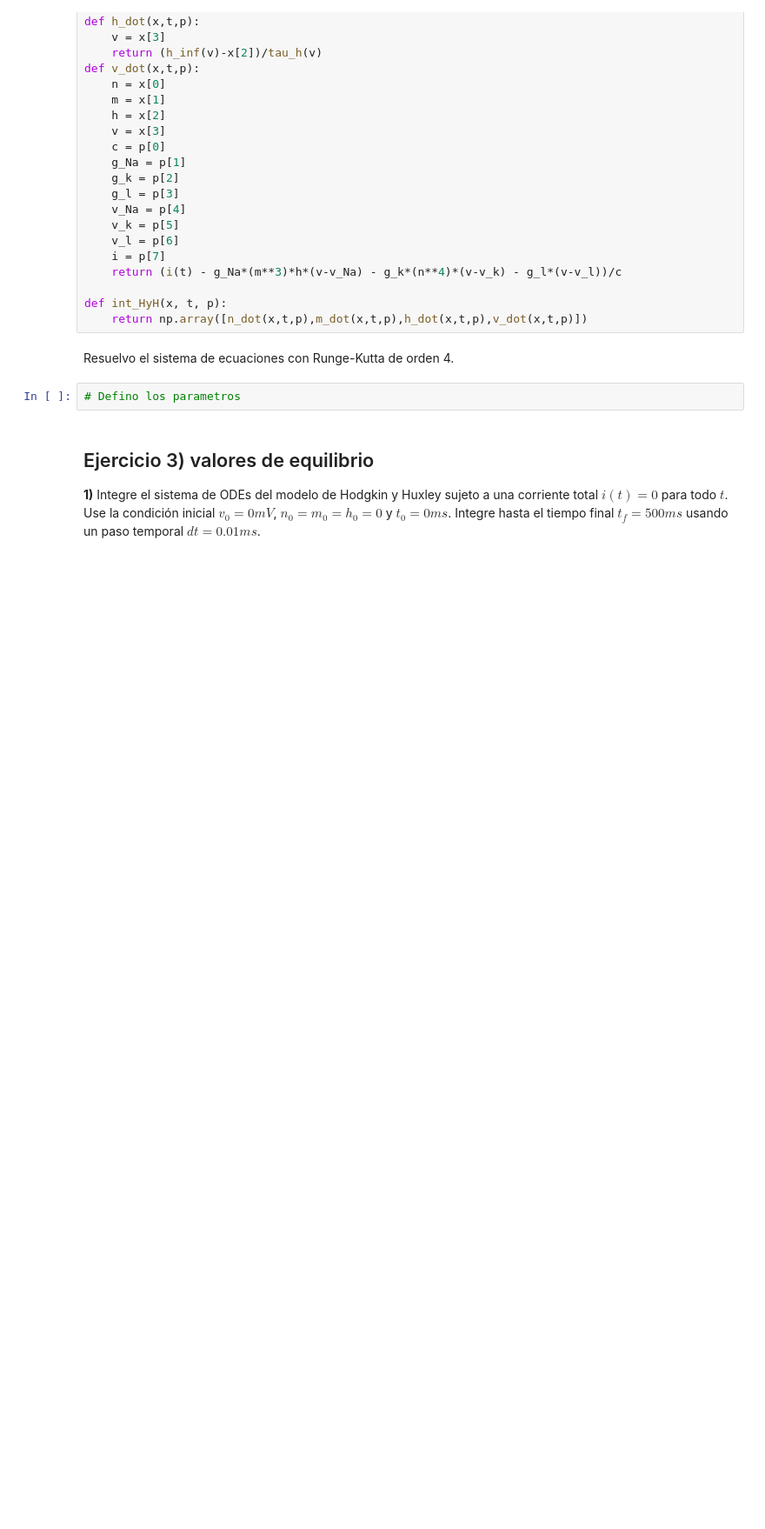
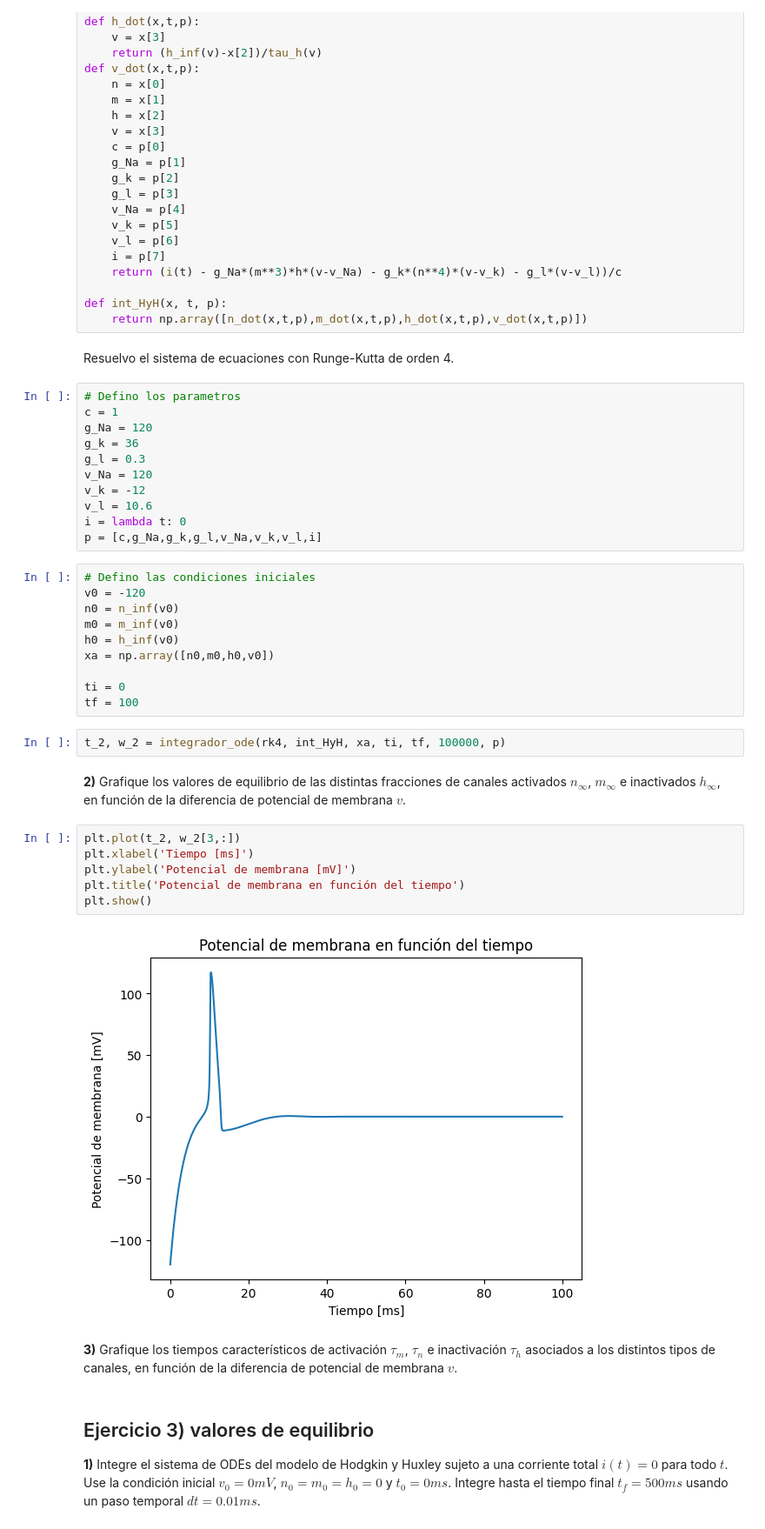
Before and after one commit to AdolfoBanchio/Modelo-Hodgkin-y-Huxley, a Jupyter notebook: redes_neuronales_2024_guia_8.ipynb, the cells around one changed output. Shown at 87% size. Cells and saved outputs as stored; diff of their text form; blank space fills up the shorter version.

```diff
--- a/redes_neuronales_2024_guia_8.ipynb
+++ b/redes_neuronales_2024_guia_8.ipynb
@@ -423,8 +419,42 @@ def int_HyH(x, t, p):
     return np.array([n_dot(x,t,p),m_dot(x,t,p),h_dot(x,t,p),v_dot(x,t,p)])
 # %% [markdown]
 Resuelvo el sistema de ecuaciones con Runge-Kutta de orden 4.
-# %%
-# Defino los parametros
+# %%
+# Defino los parametros
+c = 1
+g_Na = 120
+g_k = 36
+g_l = 0.3
+v_Na = 120
+v_k = -12
+v_l = 10.6
+i = lambda t: 0
+p = [c,g_Na,g_k,g_l,v_Na,v_k,v_l,i]
+# %%
+# Defino las condiciones iniciales
+v0 = -120
+n0 = n_inf(v0)
+m0 = m_inf(v0)
+h0 = h_inf(v0)
+xa = np.array([n0,m0,h0,v0])
+
+ti = 0
+tf = 100
+# %%
+t_2, w_2 = integrador_ode(rk4, int_HyH, xa, ti, tf, 100000, p)
+# %% [markdown]
+
+**2)** Grafique los valores de equilibrio de las distintas fracciones de canales activados $n_{\infty}$, $m_{\infty}$ e inactivados $h_{\infty}$, en función de la diferencia de potencial de membrana $v$.
+# %%
+plt.plot(t_2, w_2[3,:])
+plt.xlabel('Tiempo [ms]')
+plt.ylabel('Potencial de membrana [mV]')
+plt.title('Potencial de membrana en función del tiempo')
+plt.show()
+# %% [output]
+[figure, added]
+# %% [markdown]
+**3)** Grafique los tiempos característicos de activación $\tau_m$, $\tau_n$ e inactivación $\tau_h$ asociados a los distintos tipos de canales, en función de la diferencia de potencial de membrana $v$.
 # %% [markdown]
 ## Ejercicio 3) valores de equilibrio
 
```
Also changed, not shown: parts of 17 cells of this notebook.
